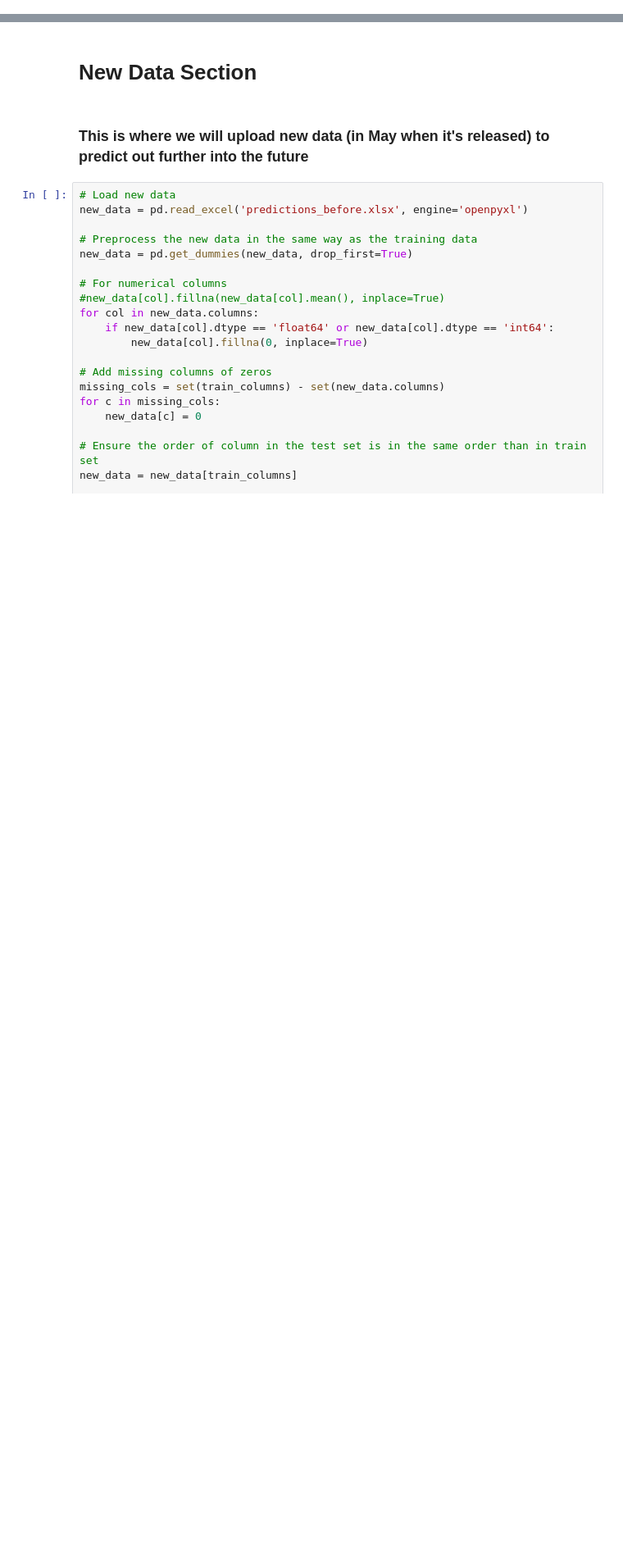
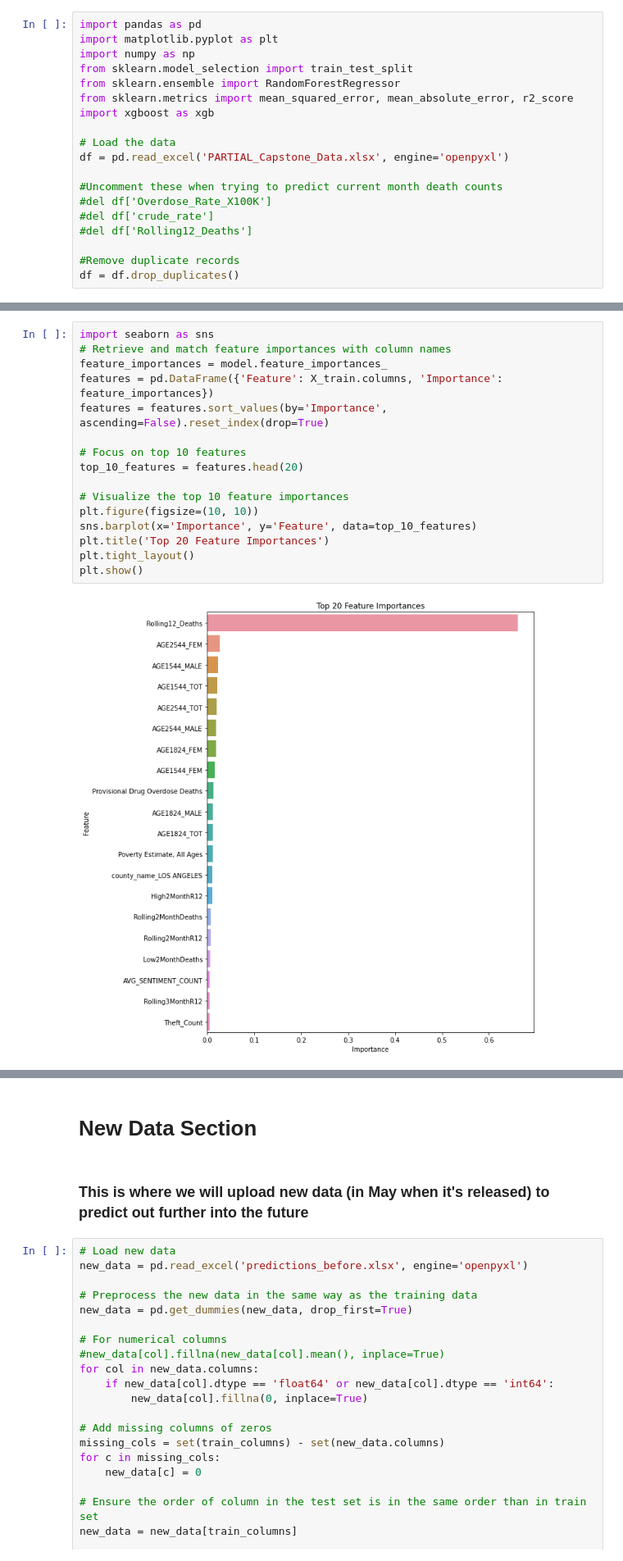
Before and after one commit to lmh34/ucb_mids_capstone_spr24, a Jupyter notebook: Capstone_Random_Forest.ipynb, the cells around one changed output, grey strips where cells are left out. Shown at 82% size. Saved outputs shown, nothing was run; the diff lists cells and outputs as text; blank space fills up the shorter version.

```diff
--- a/Capstone_Random_Forest.ipynb
+++ b/Capstone_Random_Forest.ipynb
@@ -0,0 +1,19 @@
+# %%
+import pandas as pd
+import matplotlib.pyplot as plt
+import numpy as np
+from sklearn.model_selection import train_test_split
+from sklearn.ensemble import RandomForestRegressor
+from sklearn.metrics import mean_squared_error, mean_absolute_error, r2_score
+import xgboost as xgb
+
+# Load the data
+df = pd.read_excel('PARTIAL_Capstone_Data.xlsx', engine='openpyxl')
+
+#Uncomment these when trying to predict current month death counts
+#del df['Overdose_Rate_X100K']
+#del df['crude_rate']
+#del df['Rolling12_Deaths']
+
+#Remove duplicate records
+df = df.drop_duplicates()
@@ -53,0 +138,18 @@ Mean Squared Error: 7.926188395061731
+# %%
+import seaborn as sns
+# Retrieve and match feature importances with column names
+feature_importances = model.feature_importances_
+features = pd.DataFrame({'Feature': X_train.columns, 'Importance': feature_importances})
+features = features.sort_values(by='Importance', ascending=False).reset_index(drop=True)
+
+# Focus on top 10 features
+top_10_features = features.head(20)
+
+# Visualize the top 10 feature importances
+plt.figure(figsize=(10, 10))
+sns.barplot(x='Importance', y='Feature', data=top_10_features)
+plt.title('Top 20 Feature Importances')
+plt.tight_layout()
+plt.show()
+# %% [output]
+[figure, added]
```
Also changed, not shown: parts of 23 cells of this notebook.
